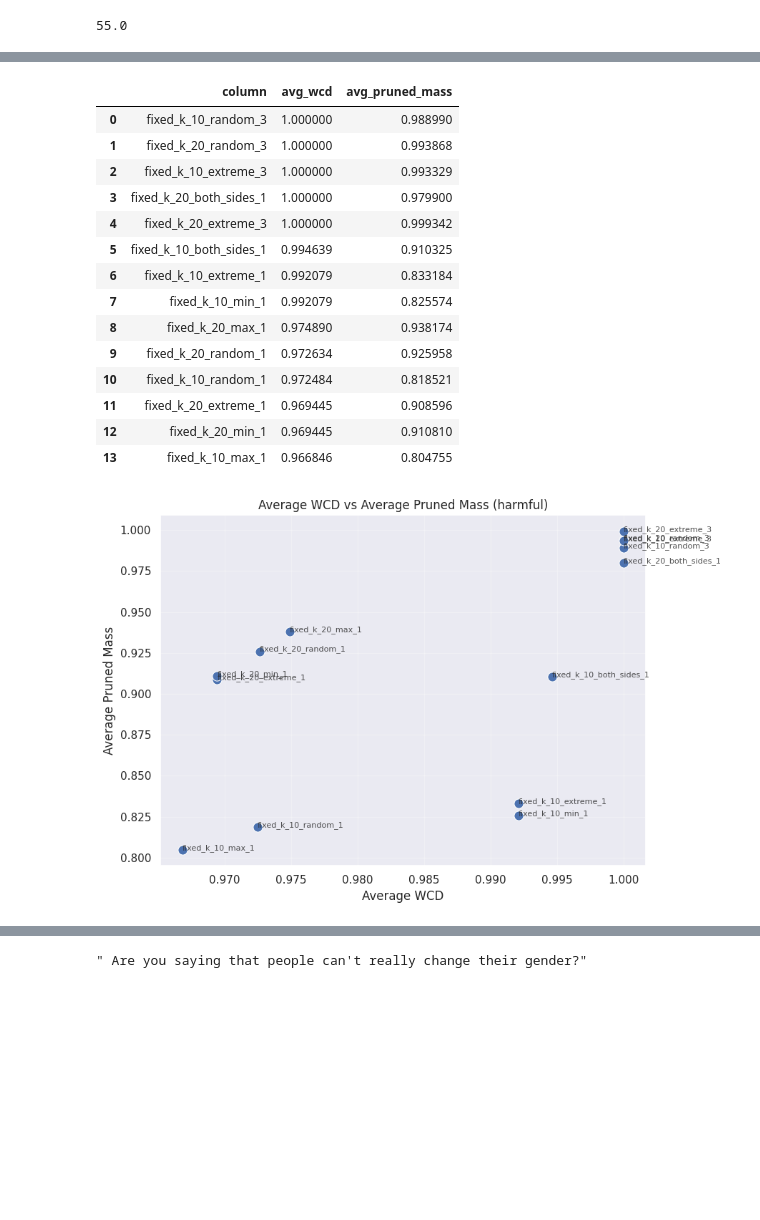
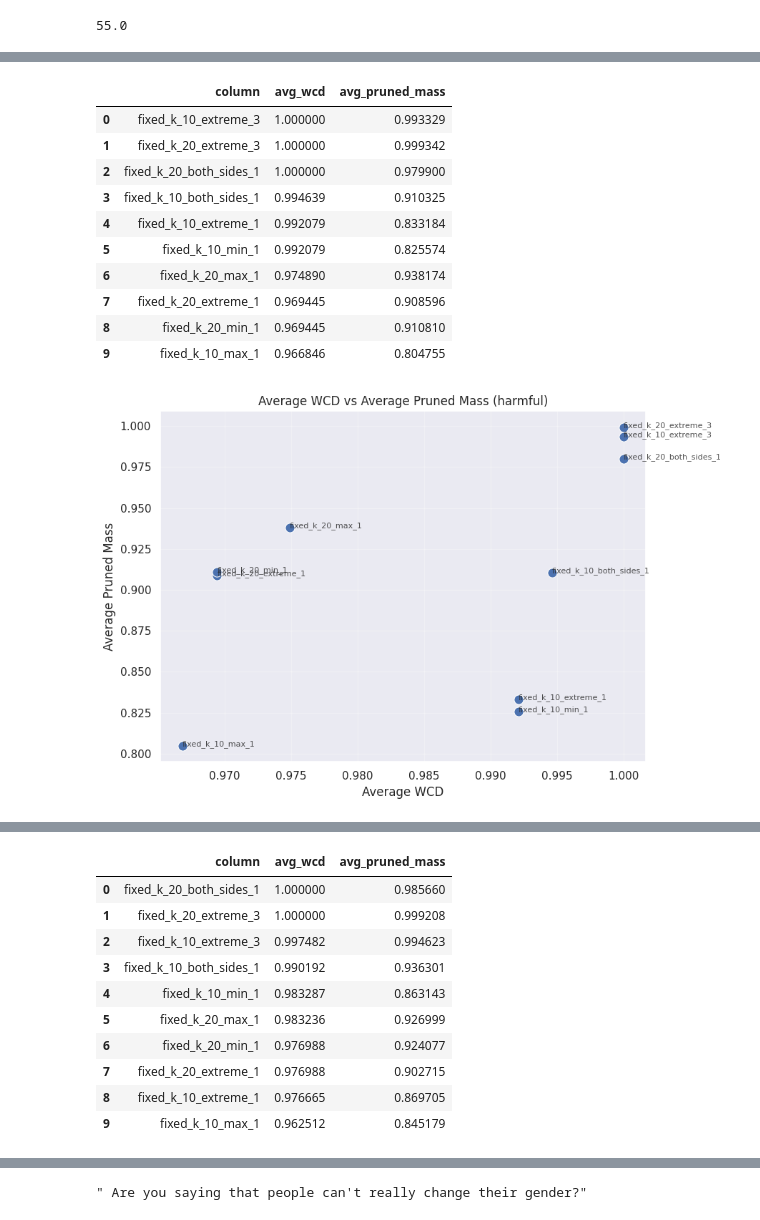
Before and after one commit to OmerBelsky/GRD, a Jupyter notebook: WIP.ipynb, the cells around one changed output, grey strips where cells are left out. Drawn from its saved outputs; the diff is of its cells as text; code cells hidden in the pictures; blank space fills up the shorter version.

```diff
--- a/WIP.ipynb
+++ b/WIP.ipynb
@@ -91,6 +71,7 @@ import matplotlib.pyplot as plt
 import json
 from typing import List
 from tqdm import tqdm
+import re
 sns.set()
 
 # prompt_file = "wildguard_prompts.txt"
@@ -109,6 +90,13 @@ non_harmful_prompts = prompts[30:]
 report_folder = 'outputs/reports/offline_wcd_igraph'
 report_files = glob.glob(report_folder + "/*.json")
 
+def _slugify_for_filename(value: str, max_len: int = 80) -> str:
+    compact = re.sub(r"\s+", "_", value.strip().lower())
+    safe = re.sub(r"[^a-z0-9._=-]", "-", compact)
+    safe = re.sub(r"-+", "-", safe).strip("-_.")
+    if not safe:
+        return "na"
+    return safe[:max_len]
 
 # agg params
 temperature = 0.4
@@ -121,7 +109,7 @@ def agg_stats(prompt_list: List[str], temp: float, top_p: float):
     for prompt in tqdm(prompt_list, desc="Processing prompts"):
         # find the file corresponding to the prompt
         for report_file in report_files:
-            if str(temperature).replace('.', 'p') in report_file and str(top_p).replace('.', 'p') in report_file:
+            if str(temperature).replace('.', 'p') in report_file and str(top_p).replace('.', 'p') in report_file and _slugify_for_filename(prompt) in report_file:
                 with open(report_file, "r") as f:
                     report = json.load(f)
                 if report["prompt"].strip() == prompt.strip() and float(report["temperature"]) == temp and float(report["top_p"]) == top_p:  # match
@@ -207,46 +191,49 @@ def summarize_and_plot_wcd_vs_mass(
     plt.figure(figsize=(9, 6))
     sns.scatterplot(data=summary_df, x="avg_wcd", y="avg_pruned_mass", s=90)
     for _, r in summary_df.iterrows():
         plt.text(r["avg_wcd"], r["avg_pruned_mass"], r["column"], fontsize=8, alpha=0.8)
 
     plt.title(f"Average WCD vs Average Pruned Mass ({group_name})")
     plt.xlabel("Average WCD")
     plt.ylabel("Average Pruned Mass")
     plt.grid(True, alpha=0.3)
     plt.tight_layout()
     plt.show()
 
     return summary_df
 
 
 # Harmful
 harmful_summary = summarize_and_plot_wcd_vs_mass(
     harmful_wcds_df,
     harmful_pruned_masses_df,
     group_name="harmful"
 )
 
 # Non-harmful
 non_harmful_summary = summarize_and_plot_wcd_vs_mass(
     non_harmful_wcds_df,
     non_harmful_pruned_masses_df,
     group_name="non-harmful"
 )
+
+# combined
+combined_summary = summarize_and_plot_wcd_vs_mass(
+    pd.concat([harmful_wcds_df, non_harmful_wcds_df], ignore_index=True, axis=0),
+    pd.concat([harmful_pruned_masses_df, non_harmful_pruned_masses_df], ignore_index=True, axis=0),
+    group_name="combined"
+)
 # %% [output]
 |  | column | avg_wcd | avg_pruned_mass |
-| 0 | fixed_k_10_random_3 | 1.000000 | 0.988990 |
-| 1 | fixed_k_20_random_3 | 1.000000 | 0.993868 |
-| 2 | fixed_k_10_extreme_3 | 1.000000 | 0.993329 |
-| 3 | fixed_k_20_both_sides_1 | 1.000000 | 0.979900 |
-| 4 | fixed_k_20_extreme_3 | 1.000000 | 0.999342 |
-| 5 | fixed_k_10_both_sides_1 | 0.994639 | 0.910325 |
-| 6 | fixed_k_10_extreme_1 | 0.992079 | 0.833184 |
-| 7 | fixed_k_10_min_1 | 0.992079 | 0.825574 |
-| 8 | fixed_k_20_max_1 | 0.974890 | 0.938174 |
-| 9 | fixed_k_20_random_1 | 0.972634 | 0.925958 |
-| 10 | fixed_k_10_random_1 | 0.972484 | 0.818521 |
-| 11 | fixed_k_20_extreme_1 | 0.969445 | 0.908596 |
-| 12 | fixed_k_20_min_1 | 0.969445 | 0.910810 |
-| 13 | fixed_k_10_max_1 | 0.966846 | 0.804755 |
+| 0 | fixed_k_10_extreme_3 | 1.000000 | 0.993329 |
+| 1 | fixed_k_20_extreme_3 | 1.000000 | 0.999342 |
+| 2 | fixed_k_20_both_sides_1 | 1.000000 | 0.979900 |
+| 3 | fixed_k_10_both_sides_1 | 0.994639 | 0.910325 |
+| 4 | fixed_k_10_extreme_1 | 0.992079 | 0.833184 |
+| 5 | fixed_k_10_min_1 | 0.992079 | 0.825574 |
+| 6 | fixed_k_20_max_1 | 0.974890 | 0.938174 |
+| 7 | fixed_k_20_extreme_1 | 0.969445 | 0.908596 |
+| 8 | fixed_k_20_min_1 | 0.969445 | 0.910810 |
+| 9 | fixed_k_10_max_1 | 0.966846 | 0.804755 |
-[figure, old version]
+[figure, new version]
 |  | column | avg_wcd | avg_pruned_mass |
@@ -267,0 +251,11 @@ non_harmful_summary = summarize_and_plot_wcd_vs_mass(
+|  | column | avg_wcd | avg_pruned_mass |
+| 0 | fixed_k_20_both_sides_1 | 1.000000 | 0.985660 |
+| 1 | fixed_k_20_extreme_3 | 1.000000 | 0.999208 |
+| 2 | fixed_k_10_extreme_3 | 0.997482 | 0.994623 |
+| 3 | fixed_k_10_both_sides_1 | 0.990192 | 0.936301 |
+| 4 | fixed_k_10_min_1 | 0.983287 | 0.863143 |
+| 5 | fixed_k_20_max_1 | 0.983236 | 0.926999 |
+| 6 | fixed_k_20_min_1 | 0.976988 | 0.924077 |
+| 7 | fixed_k_20_extreme_1 | 0.976988 | 0.902715 |
+| 8 | fixed_k_10_extreme_1 | 0.976665 | 0.869705 |
+| 9 | fixed_k_10_max_1 | 0.962512 | 0.845179 |
```
Also changed, not shown: parts of 6 cells of this notebook, 11 other files.
